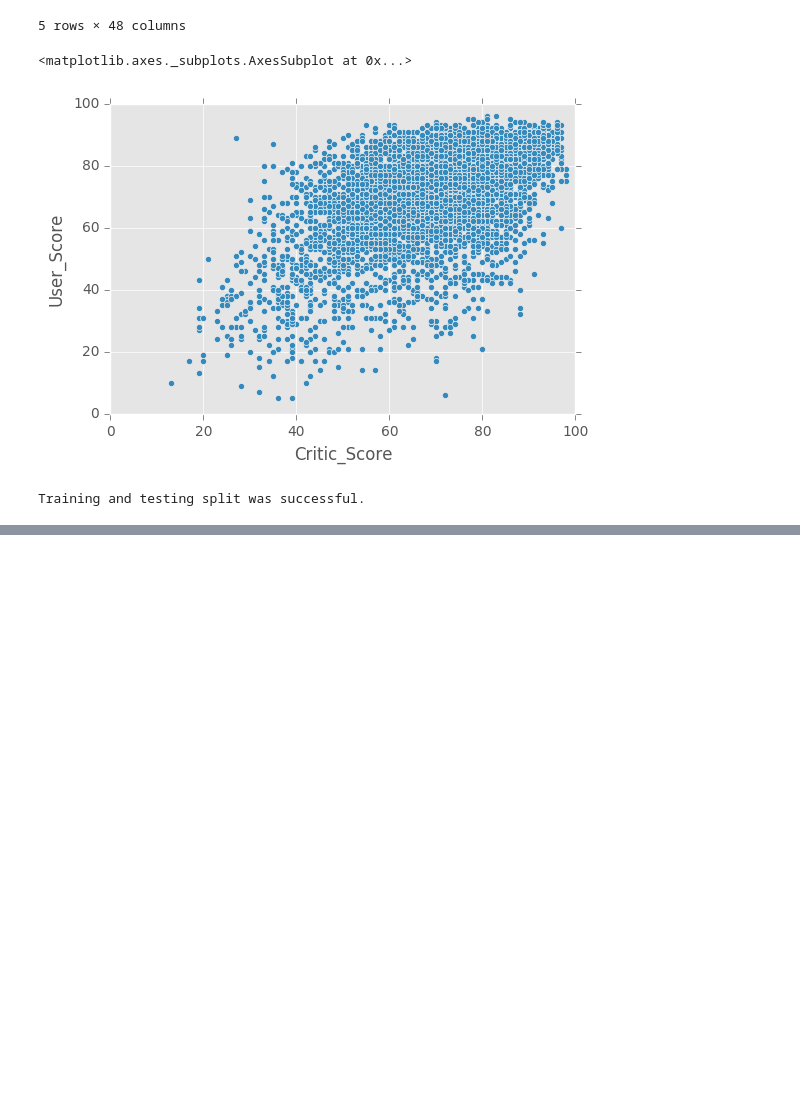
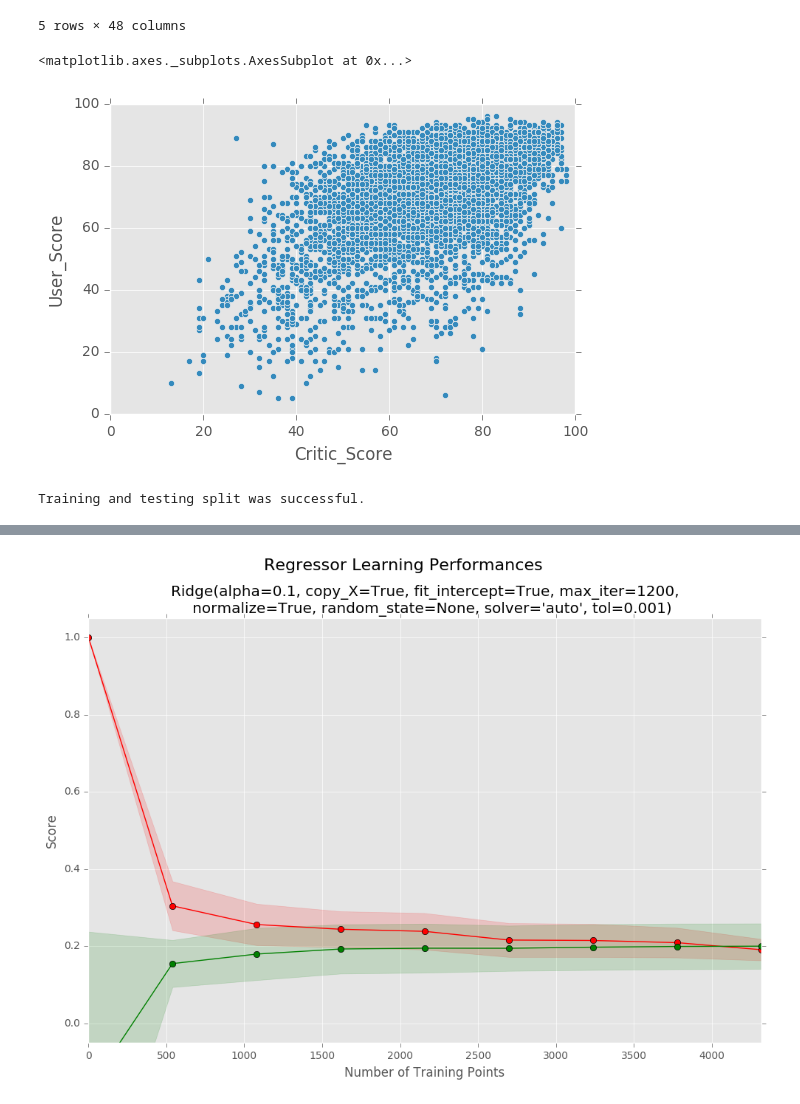
Before and after one commit to otacke/udacity-machine-learning-engineer, a Jupyter notebook: submissions/capstone_project/video_games_sales.ipynb, the cells around one changed output, grey strips where cells are left out. Cells and saved outputs as stored; diff of their text form; code cells hidden in the pictures; blank space fills up the shorter version.

```diff
--- a/submissions/capstone_project/video_games_sales.ipynb
+++ b/submissions/capstone_project/video_games_sales.ipynb
@@ -442,5 +447,3 @@ X_train, X_test, y_train, y_test = train_test_split(features, sales['Global'], t
 print "Training and testing split was successful."
 # %% [output]
 Training and testing split was successful.
-# %%
-vs.ModelLearning(features, sales['Global'])
@@ -497,7 +485,86 @@ def fit_model(X, y):
     return grid.best_estimator_
-# %%
-# Fit the training data to the model using grid search
-reg = fit_model(X_train, y_train)
-
-# Produce the value for 'max_depth'
-# print "Parameter 'max_depth' is {} for the optimal model.".format(reg.get_params()['max_depth'])
+# %%
+from sklearn import svm
+# http://scikit-learn.org/stable/modules/generated/sklearn.linear_model.ElasticNet.html
+from sklearn.linear_model import ElasticNet
+# http://scikit-learn.org/stable/modules/generated/sklearn.linear_model.Lasso.html
+from sklearn.linear_model import Lasso, LassoLars, Ridge
+from sklearn.tree import DecisionTreeRegressor
+
+# http://scikit-learn.org/stable/tutorial/machine_learning_map/
+
+regressors = [0, 1, 2, 3, 4, 5]
+reg_params = [0, 1, 2, 3, 4, 5]
+reg_score = [0, 1, 2, 3, 4, 5]
+
+# create a ElasticNet regressor object
+regressor = ElasticNet()
+params = {'alpha': [0.3, 0.7, 1.0, 1.3, 1.7],
+          'l1_ratio': [0, 0.3, 0.7, 1],
+          'fit_intercept': [True, False],
+          'normalize': [True, False],
+          'max_iter' : [1200]
+         }
+regressors[3] = regressor
+reg_params[3] = params
+
+# create a Lasso regressor object
+regressor = Lasso()
+params = {'alpha': [0.3, 0.7, 1, 1.3],
+          'fit_intercept': [True, False],
+          'normalize': [True, False]
+         }
+regressors[1] = regressor
+reg_params[1] = params
+
+# create a LarsLasso regressor object
+regressor = LassoLars()
+params = {'alpha': [0.3, 0.7, 1, 1.3],
+          'fit_intercept': [True, False],
+          'positive': [True, False],
+          'normalize': [True, False],
+          'max_iter': [1000]
+         }
+regressors[2] = regressor
+reg_params[2] = params
+
+# create a RidgeRegression regressor object (best: 0.1846)
+regressor = Ridge()
+params = {'alpha': [0.01, 0.03, 0.07, 0.1, 0.3],    # positve float
+          'fit_intercept': [True, False], # boolean
+          'max_iter': [1200],             # integer
+          'normalize': [True, False],     # boolean
+          'solver': ['auto']              # {'svd', 'cholesky', 'lsqr', 'sparse_cg', 'sag'}
+         }
+regressors[0] = regressor
+reg_params[0] = params
+
+# create a support vector regressor object
+regressor = svm.SVR()
+params = {'C': [0.07, 0.1, 0.3],
+          'kernel': ['linear', 'rbf']
+         }
+regressors[4] = regressor
+reg_params[4] = params
+
+# create a decision tree regressor object
+regressor = DecisionTreeRegressor()
+params = {'max_depth':(1,2,3,4,5,6,7,8,9,10)}
+regressors[5] = regressor
+reg_params[5] = params
+
+best_score = 0
+for index in range(5):
+# for index in range(len(regressors)):
+    # Fit the training data to the model using grid search
+    reg = fit_model(X_train, y_train, regressors[index], reg_params[index])
+    vs.DisplayLearningCurve(X_train, y_train, reg, params)
+    reg_score[index] = performance_metric(sales['Global'], reg.predict(features))
+    print('----------')
+    print(reg)
+    print("The overall model has a coefficient of determination, R^2, of {:.4f}.".format(reg_score[index]))
+    best_score = (max(best_score, reg_score[index]))
+
+print('==========')
+print(best_score)
+# %% [output]
@@ -503,0 +582 @@ reg = fit_model(X_train, y_train)
+[figure, added]
```
Also changed, not shown: parts of 8 cells of this notebook, 28 other files.
